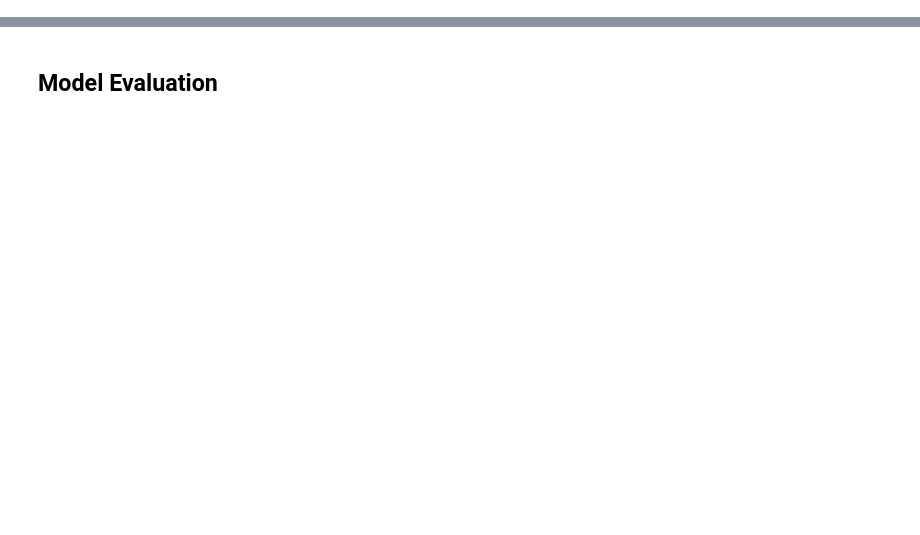
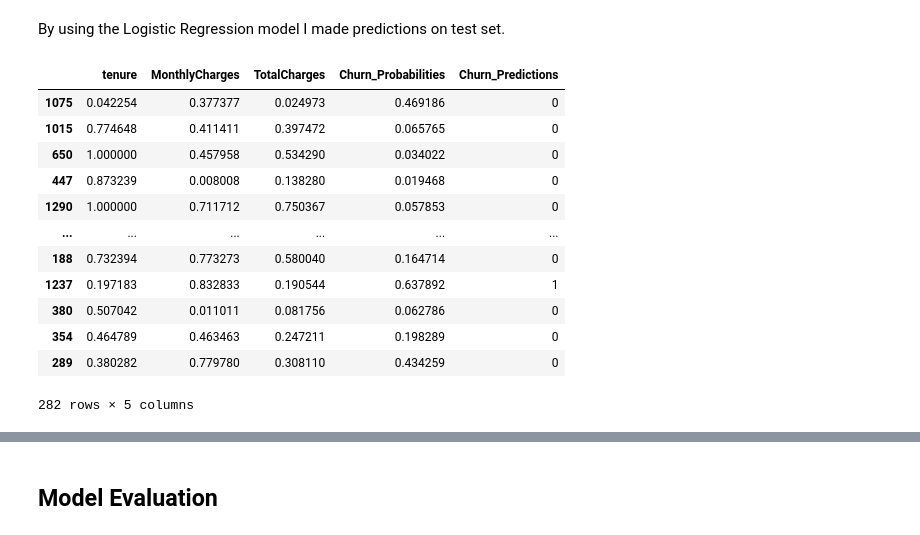
Before and after one commit to AsmaFathi123/My_Gaming, a Jupyter notebook: Data_Mining.ipynb, the cells around one changed output, grey strips where cells are left out. Saved outputs shown, nothing was run; the diff lists cells and outputs as text; code cells hidden in the pictures; blank space fills up the shorter version.

```diff
--- a/Data_Mining.ipynb
+++ b/Data_Mining.ipynb
@@ -242,0 +43,3 @@ weighted avg       0.78      0.79      0.78      1407
+# %%
+df = pd.read_csv('/content/drive/MyDrive/Data preprocessing part 2 completed dataset.csv')
+df.head()
@@ -242,0 +70,5 @@ weighted avg       0.78      0.79      0.78      1407
+# %%
+X = df[['tenure', 'MonthlyCharges', 'TotalCharges']]
+y = df['Churn']
+
+X_train, X_test, y_train, y_test = train_test_split(X, y, test_size=0.2, random_state=42)
@@ -242,0 +77,5 @@ weighted avg       0.78      0.79      0.78      1407
+# %%
+model_lr = LogisticRegression(max_iter=1000, random_state=42)
+model_lr.fit(X_train, y_train)
+
+y_pred_lr = model_lr.predict(X_test)
@@ -242,0 +99,23 @@ weighted avg       0.78      0.79      0.78      1407
+# %% [markdown]
+By using the Logistic Regression model I made predictions on test set.
+# %%
+churn_probabilities = model_lr.predict_proba(X_test)[:, 1]
+
+X_test['Churn_Probabilities'] = churn_probabilities
+X_test['Churn_Predictions'] = y_pred_lr
+
+X_test
+# %% [output]
+|  | tenure | MonthlyCharges | TotalCharges | Churn_Probabilities | Churn_Predictions |
+| 1075 | 0.042254 | 0.377377 | 0.024973 | 0.469186 | 0 |
+| 1015 | 0.774648 | 0.411411 | 0.397472 | 0.065765 | 0 |
+| 650 | 1.000000 | 0.457958 | 0.534290 | 0.034022 | 0 |
+| 447 | 0.873239 | 0.008008 | 0.138280 | 0.019468 | 0 |
+| 1290 | 1.000000 | 0.711712 | 0.750367 | 0.057853 | 0 |
+| ... | ... | ... | ... | ... | ... |
+| 188 | 0.732394 | 0.773273 | 0.580040 | 0.164714 | 0 |
+| 1237 | 0.197183 | 0.832833 | 0.190544 | 0.637892 | 1 |
+| 380 | 0.507042 | 0.011011 | 0.081756 | 0.062786 | 0 |
+| 354 | 0.464789 | 0.463463 | 0.247211 | 0.198289 | 0 |
+| 289 | 0.380282 | 0.779780 | 0.308110 | 0.434259 | 0 |
+282 rows × 5 columns
```
Also changed, not shown: parts of 186 cells of this notebook.
